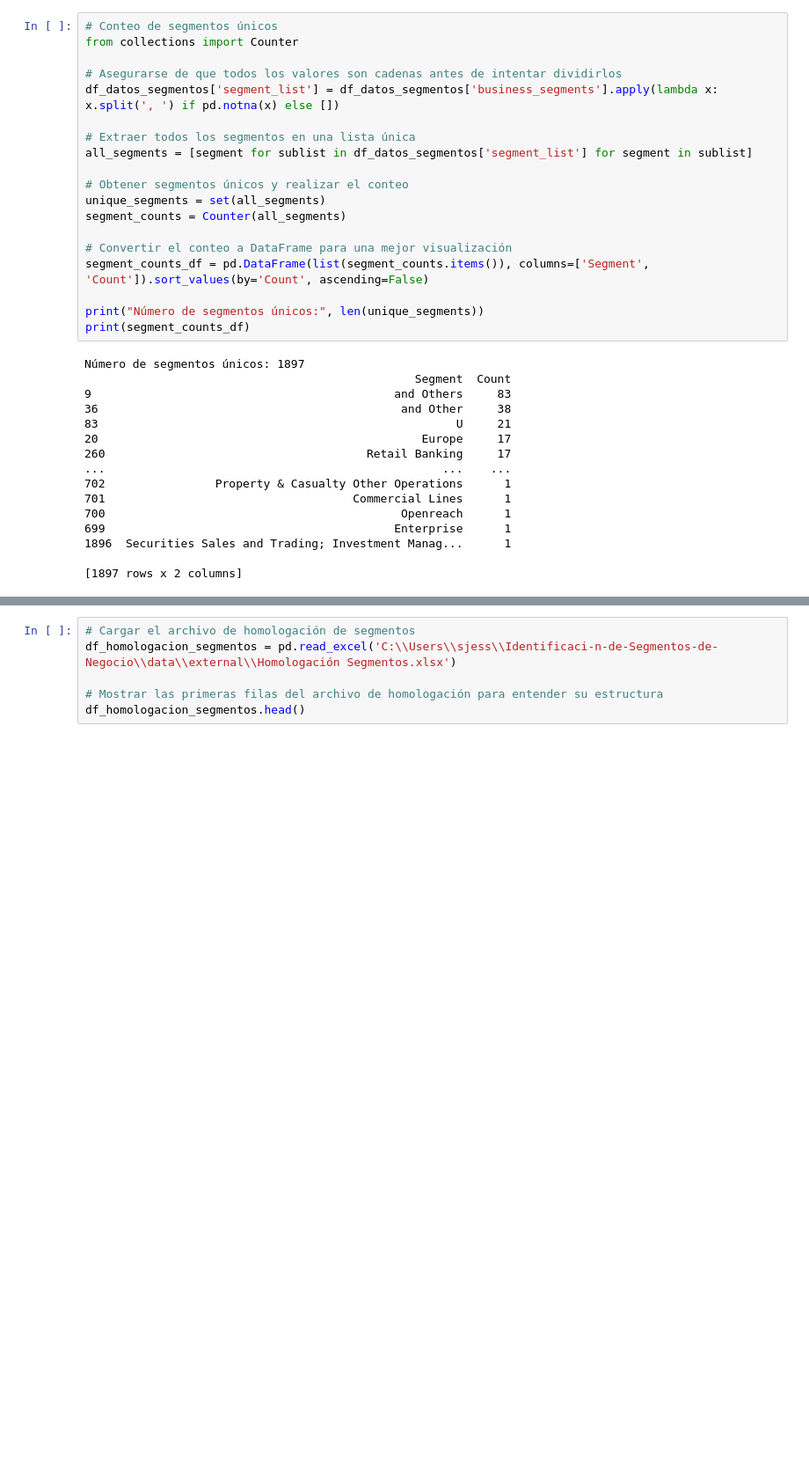
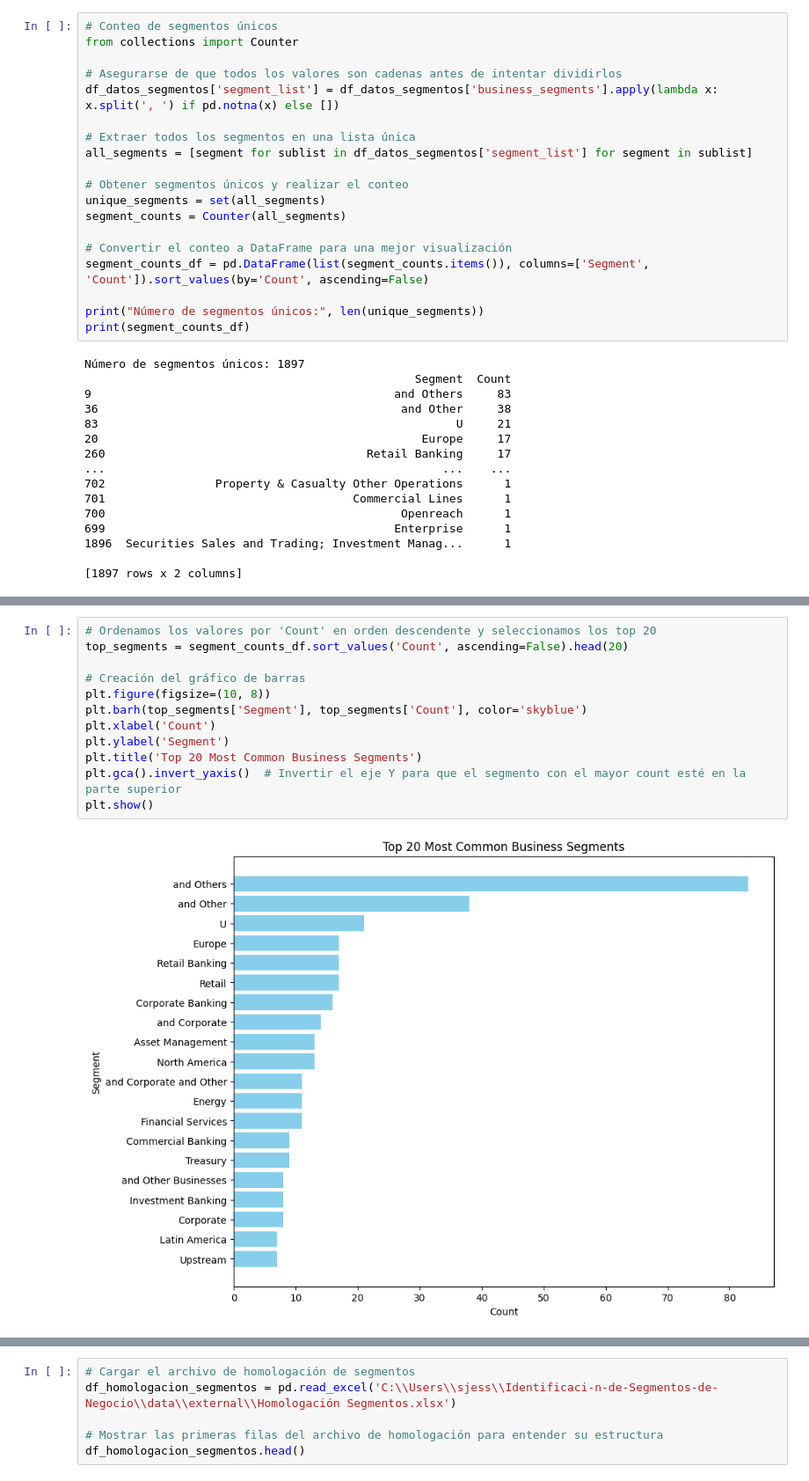
Before and after one commit to sjessies/Identificaci-n-de-Segmentos-de-Negocio, a Jupyter notebook: notebooks/exploratory/EDA_Imputacion_Datos.ipynb, the cells around one changed output, grey strips where cells are left out. Shown: that part at 88% size. Saved outputs shown, nothing was run; the diff lists cells and outputs as text; blank space fills up the shorter version.

```diff
--- a/notebooks/exploratory/EDA_Imputacion_Datos.ipynb
+++ b/notebooks/exploratory/EDA_Imputacion_Datos.ipynb
@@ -1011,2 +1023,16 @@ Número de segmentos únicos: 1897
+# %%
+# Ordenamos los valores por 'Count' en orden descendente y seleccionamos los top 20
+top_segments = segment_counts_df.sort_values('Count', ascending=False).head(20)
+
+# Creación del gráfico de barras
+plt.figure(figsize=(10, 8))
+plt.barh(top_segments['Segment'], top_segments['Count'], color='skyblue')
+plt.xlabel('Count')
+plt.ylabel('Segment')
+plt.title('Top 20 Most Common Business Segments')
+plt.gca().invert_yaxis()  # Invertir el eje Y para que el segmento con el mayor count esté en la parte superior
+plt.show()
+# %% [output]
+[figure, added]
 # %% [markdown]
 Hay un total de 1897 segmentos únicos en la columna 'business_segments'.
```
Also changed, not shown: parts of 6 cells of this notebook, 6 other files.
